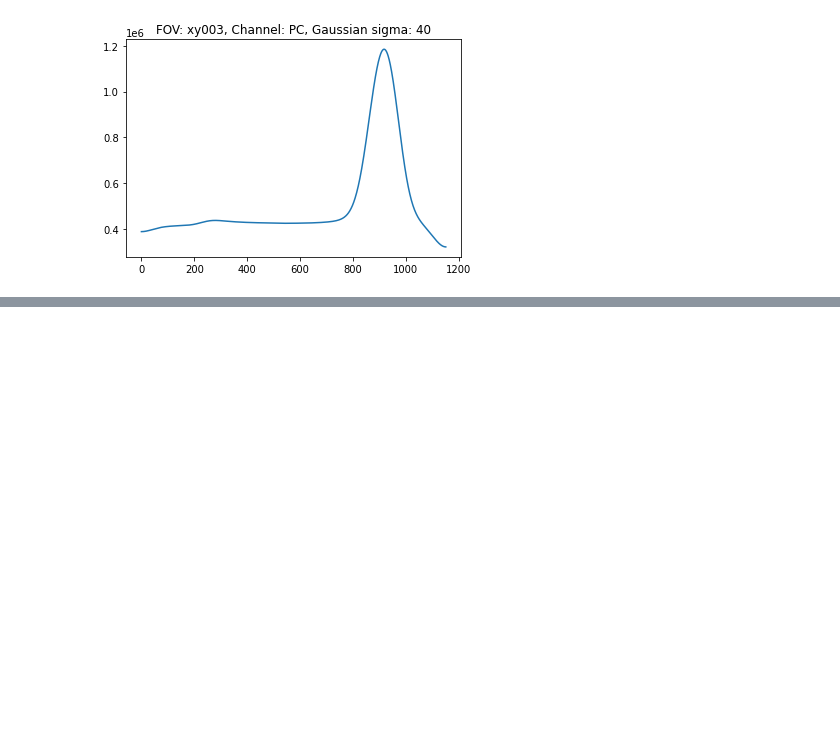
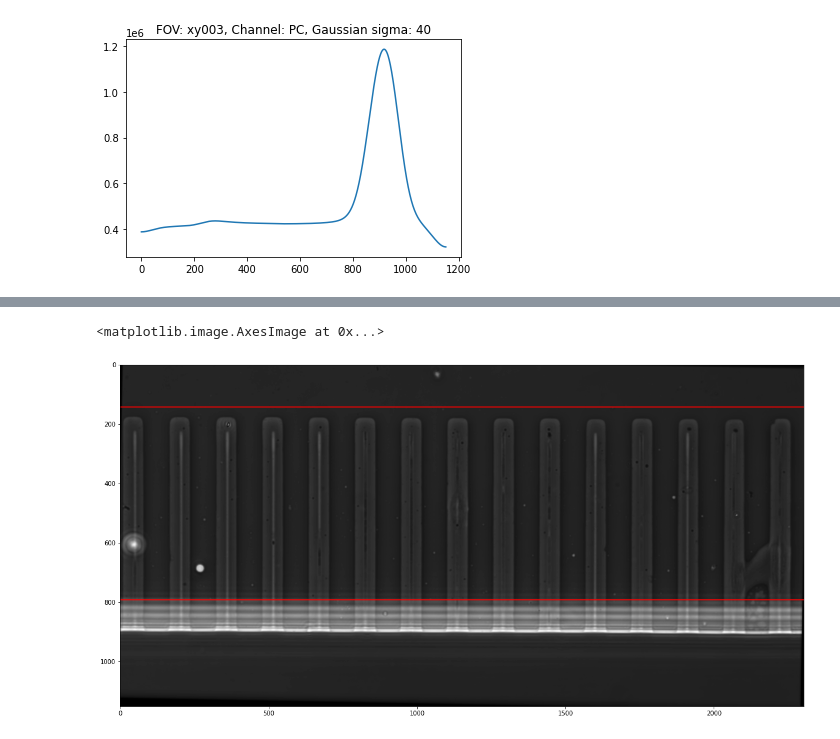
Before and after one commit to georgeoshardo/PyMMM, a Jupyter notebook: Examples/example.ipynb, the cells around one changed output, grey strips where cells are left out. Drawn from its saved outputs; the diff is of its cells as text; code cells hidden in the pictures; blank space fills up the shorter version.

Commit message:
Trench extraction

```diff
--- a/Examples/example.ipynb
+++ b/Examples/example.ipynb
@@ -102,0 +120,6 @@ a_t_y_mean = my_experiment.mean_t_y("xy003", my_experiment.registration_channel,
+# %%
+y_peaks = {FOV: my_experiment.find_lane_peaks(FOV, sigma=sigma, distance=distance, height=height, plot=False)[1] for FOV in my_experiment.FOVs}
+# %%
+my_experiment.trench_y_offsets = (720, 70)
+# %%
+a_mean_image = my_experiment.get_mean_of_timestack("xy000", "PC", plot=False)
@@ -102,0 +128,9 @@ a_t_y_mean = my_experiment.mean_t_y("xy003", my_experiment.registration_channel,
+# %%
+import matplotlib.pyplot as plt
+plt.figure(figsize=(20,20))
+plt.axhline(y_peaks["xy000"][0]-my_experiment.trench_y_offsets[0], color="r")
+plt.axhline(y_peaks["xy000"][0]-my_experiment.trench_y_offsets[1], color="r")
+plt.imshow(a_mean_image,cmap="Greys_r")
+# %% [output]
+<matplotlib.image.AxesImage at 0x...>
+[figure, added]
```
Also changed, not shown: parts of 10 cells of this notebook, 1 other file.
